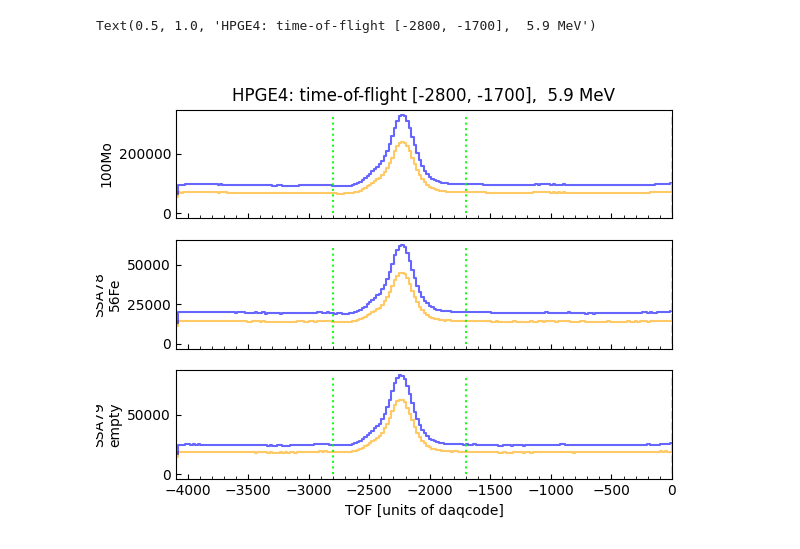
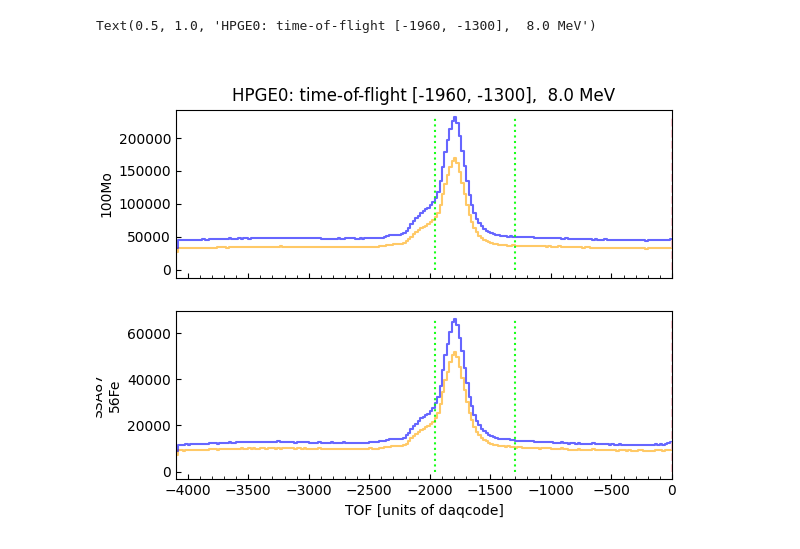
Before and after one commit to jcamille91/tunl_processing, a Jupyter notebook: TOF_processing_LOOP.ipynb, the cells around one changed output. Cells and saved outputs as stored; diff of their text form; code cells hidden in the pictures.

```diff
--- a/TOF_processing_LOOP.ipynb
+++ b/TOF_processing_LOOP.ipynb
@@ -168,7 +189,8 @@ there are 12131 events with positive TOF. These are being dropped from processin
 # just to keep code simple, put the datasets you want to be summed as the first entries
 # in the list of run numbers 'run_no'. if this isn't the case, code wont work.
 
-sum_datasets = [69,70,71,73,74] # pass dataset numbers to be summed
+# sum_datasets = [69,70,71,73,74] # pass dataset numbers to be summed
+sum_datasets= [81,84,86]
 # sum_datasets = [] # pass empty list to plot all datasets separately
 
 if sum_datasets :
@@ -246,32 +268,32 @@ for k in range(nplots):
     for j,t in enumerate(tof_edges):
 
             if j==0:
                 label=l4
             else:
                 label=None
 
             a[k].plot([t,t],[0,maxcounts], color='lime', linestyle=':', alpha=0.9, label=label)
     if sum_datasets and k==0:
         ylabel = f'SSA{str(sum_datasets)}' + '\n' + run_type[k]
     elif sum_datasets and k!=0:
         ylabel = f'SSA{run_no[len(sum_datasets)-1+k]}' + '\n' + run_type[len(sum_datasets)-1+k]
     else :
         ylabel = f'SSA{run_no[k]}' + '\n' + run_type[k]
 
     a[k].set_ylabel(ylabel)
 
     # a.set_title('time-of-flight spectrum')
     a[k].set_xlim(*xrange)
     a[k].xaxis.set_minor_locator(ticker.MultipleLocator(100))
     a[k].xaxis.set_major_locator(ticker.MultipleLocator(500))
     a[k].tick_params(axis='x', which='both', direction='in')
     a[k].tick_params(axis='y', which='both', direction='in')
 
 
 
 a[-1].set_xlabel('TOF [units of daqcode]')
 a[0].set_title(f'HPGE{detectorindex}: time-of-flight [{tof_edges[0]}, {tof_edges[1]}],  {beam_energy}')
 # f.legend(bbox_to_anchor=(.38, 0.3), loc='upper right', borderaxespad=0.)
 # %% [output]
-Text(0.5, 1.0, 'HPGE4: time-of-flight [-2800, -1700],  5.9 MeV')
+Text(0.5, 1.0, 'HPGE0: time-of-flight [-1960, -1300],  8.0 MeV')
-[figure, old version]
+[figure, new version]
```
Also changed, not shown: parts of 5 cells of this notebook.
